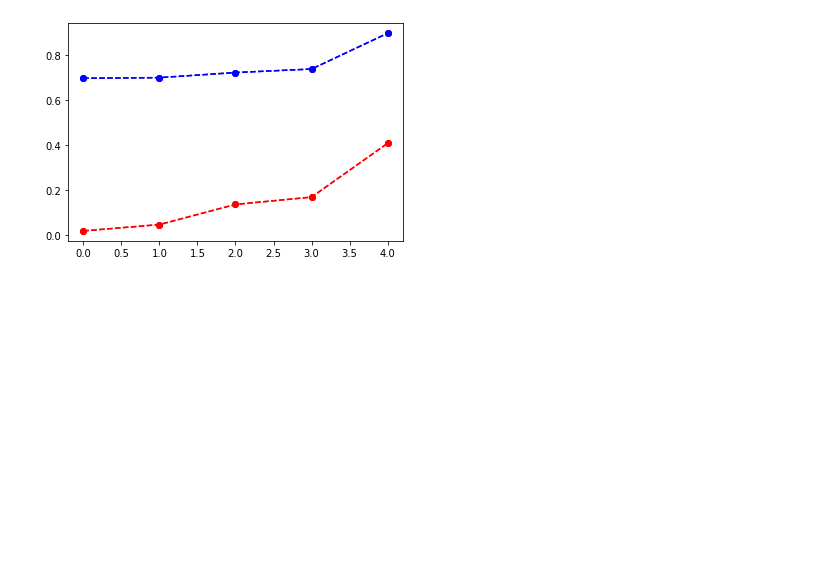
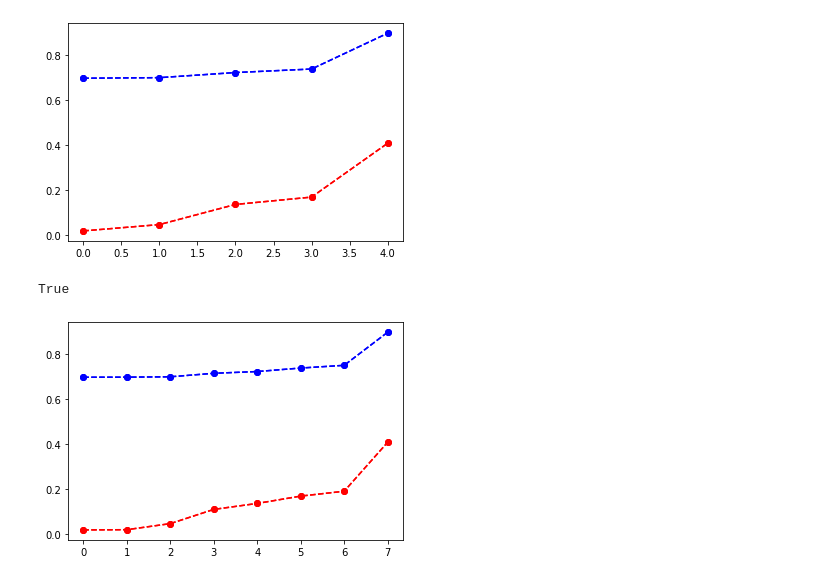
Before and after one commit to darkmatter2222/Kaggle_Tabular_Playground_Series-ML, a Jupyter notebook: Jan-2021/notebooks/TripplePoint.ipynb, the cells around one changed output. Cells and saved outputs as stored; diff of their text form; code cells hidden in the pictures; blank space fills up the shorter version.

```diff
--- a/Jan-2021/notebooks/TripplePoint.ipynb
+++ b/Jan-2021/notebooks/TripplePoint.ipynb
@@ -163,3 +163,44 @@ Distance, Sub_Med to Known_Med 0.5706720026333902
 Distance, Sub_Worst to Known_Worst 0.49026396441475417
 True
 [figure]
+# %%
+def iswinner2(subject_df, plot_enalbed=False):
+    submissions = [
+        {'score':0.69751},
+        {'score':0.69784},
+        {'score':0.69942},
+        {'score':0.71503},
+        {'score':0.72286},
+        {'score':0.73846},
+        {'score':0.75053},
+        {'score':0.89798}]
+
+    fact_plot = []
+    delta_plot = []
+
+    for frame in submissions:
+        frame['data'] = pd.read_csv(f"..\\kaggle_data\\{frame['score']}.csv")
+        mse = mean_squared_error(subject_df, frame['data'])
+        frame['subject_to_submission_rmse'] = math.sqrt(mse)
+        frame['distance_to_submission_score'] = frame['score'] - frame['subject_to_submission_rmse']
+        fact_plot.append([frame['score'],frame['score']])
+        delta_plot.append([frame['subject_to_submission_rmse'], frame['subject_to_submission_rmse']])
+
+    if plot_enalbed:
+        plt.plot(fact_plot,linestyle='--', marker='o', color='b')
+        plt.plot(delta_plot,linestyle='--', marker='o', color='r')
+
+    all_good = True
+    for index in range(len(submissions)):
+        if index == len(submissions) - 1:
+            break
+        if not submissions[index]['distance_to_submission_score'] > submissions[index + 1]['distance_to_submission_score']:
+            all_good = False
+
+    return all_good
+# %%
+sub = pd.read_csv(f'..\\kaggle_data\\0.69721.csv')
+iswinner2(sub, True)
+# %% [output]
+True
+[figure, added]
```
Also changed, not shown: parts of 1 cell of this notebook, 1 other file.
